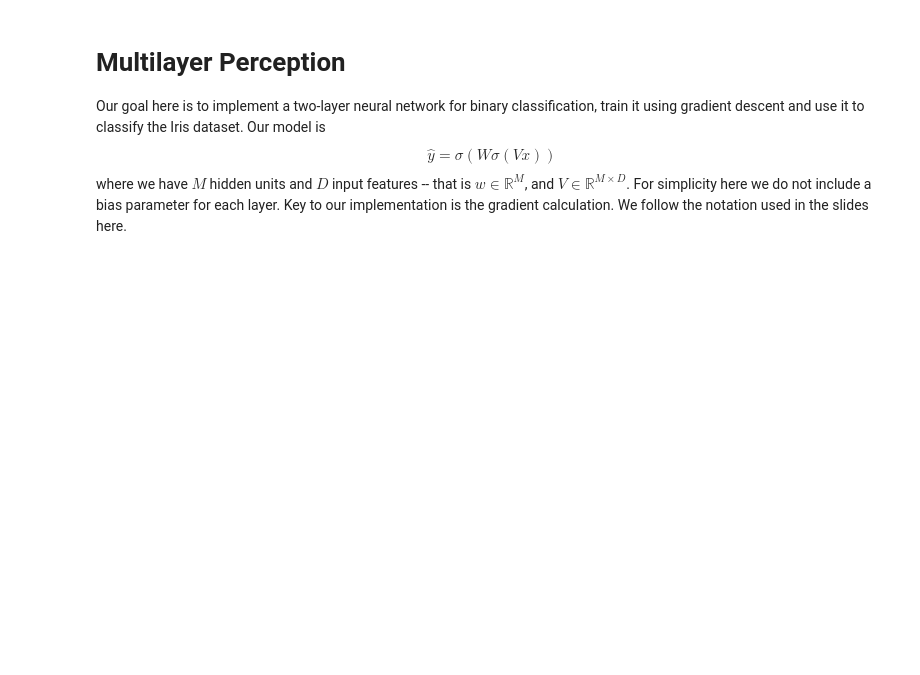
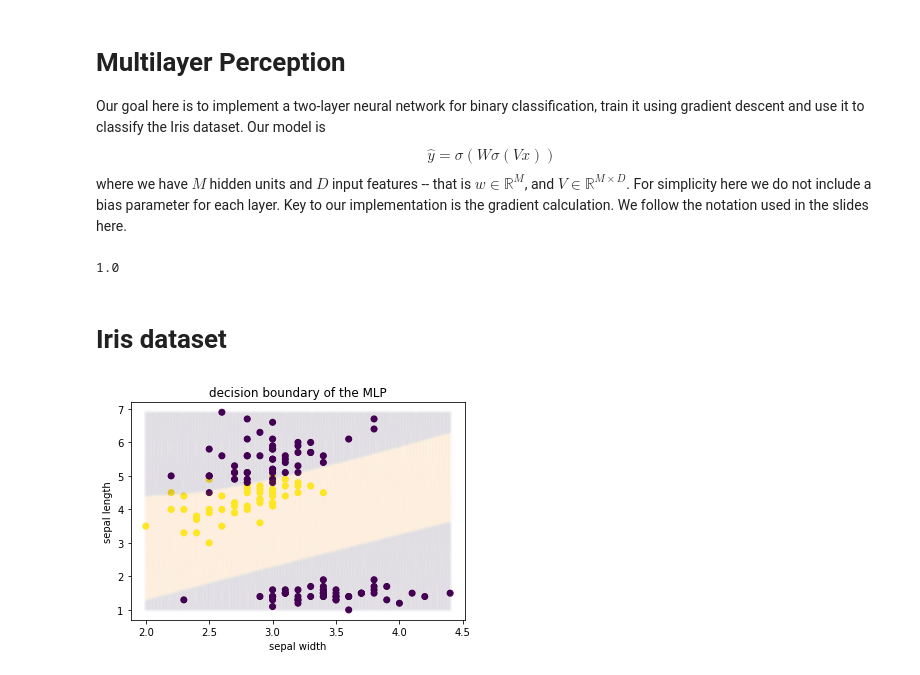
Before and after one commit to Rob2077/COMP-551, a Jupyter notebook: MLP.ipynb, the cells around one changed output. Saved outputs shown, nothing was run; the diff lists cells and outputs as text; code cells hidden in the pictures; blank space fills up the shorter version.

```diff
--- a/MLP.ipynb
+++ b/MLP.ipynb
@@ -55,7 +61,16 @@ class MLP:
+# %%
+f = lambda z: np.exp(z)/np.sum(np.exp(z))
+
+z = np.array([1,2,3,4,5])
+s = f(z)
+s = np.sum(s)
+print(s)
+# %% [output]
+1.0
 # %%
 class GradientDescent:
 
-    def __init__(self, learning_rate=0.001, max_iters=1e4, epsilon=1e-8):
+    def __init__(self, learning_rate=.001, max_iters=1e4, epsilon=1e-8):
         self.learning_rate = learning_rate
         self.max_iters = max_iters
         self.epsilon = epsilon
@@ -68,4 +83,27 @@ class GradientDescent:
             for p in range(len(params)):
                 params[p] -= self.learning_rate * grad[p]
             t += 1
-            norms = np.array([])
+            norms = np.array([np.linalg.norm(g) for g in grad])
+        return params
+# %% [markdown]
+# Iris dataset
+# %%
+dataset = datasets.load_iris()
+x, y = dataset['data'][:,[1,2]], dataset['target']
+y =  y == 1
+model = MLP_Binary(M=32)
+optimizer = GradientDescent(learning_rate=.1, max_iters=20000)
+yh = model.fit(x, y, optimizer).predict(x)
+x0v = np.linspace(np.min(x[:,0]), np.max(x[:,0]), 200)
+x1v = np.linspace(np.min(x[:,1]), np.max(x[:,1]), 200)
+x0,x1 = np.meshgrid(x0v, x1v)
+x_all = np.vstack((x0.ravel(),x1.ravel())).T
+yh_all = model.predict(x_all) > .5
+plt.scatter(x[:,0], x[:,1], c=y, marker='o', alpha=1)
+plt.scatter(x_all[:,0], x_all[:,1], c=yh_all, marker='.', alpha=.01)
+plt.ylabel('sepal length')
+plt.xlabel('sepal width')
+plt.title('decision boundary of the MLP')
+plt.show()
+# %% [output]
+[figure, added]
```
Also changed, not shown: parts of 3 cells of this notebook.
